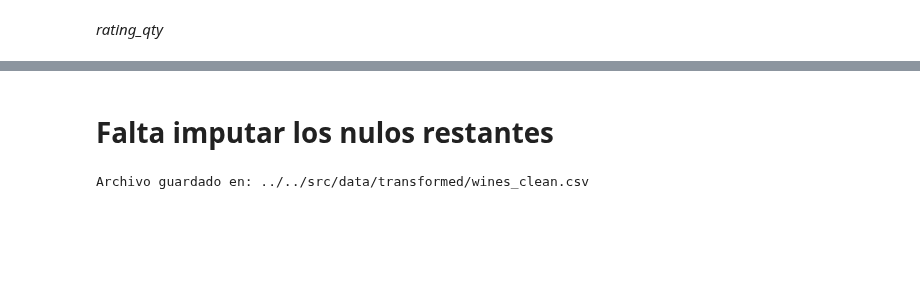
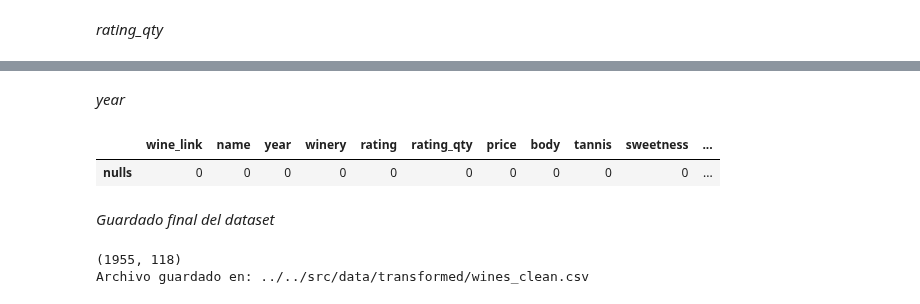
Before and after one commit to Tino27Gut/WineRecommendation, a Jupyter notebook: notebooks/EDA/01_null_analysis.ipynb, the cells around one changed output, grey strips where cells are left out. Drawn from its saved outputs; the diff is of its cells as text; code cells hidden in the pictures; blank space fills up the shorter version.

```diff
--- a/notebooks/EDA/01_null_analysis.ipynb
+++ b/notebooks/EDA/01_null_analysis.ipynb
@@ -212,6 +172,42 @@ pd.DataFrame(wines_clean.isna().sum(), columns=["nulls"]).sort_values("nulls", a
-# %% [markdown]
-# Falta imputar los nulos restantes
+# %% [markdown]
+*year*
+# %%
+# Imputa el promedio de año por bodega (winery) a cada vino con el año NaN
+def impute_year(df, wineries, winery_col="winery", year_col="year"):
+    # Diccionario con el promedio del año por bodega
+    winery_year_median = {}
+
+    winery_year_median["General"] = round(df[year_col].median(),4)
+
+    for winery in wineries:
+        winery_median = df[df[winery_col]==winery][year_col].median()
+        if not pd.isna(winery_median):
+            winery_year_median[winery] = round(winery_median,4)
+        else:
+            winery_year_median[winery] = winery_year_median.get("General")
+
+    for idx, row in df[df[year_col].isna()].iterrows():
+        winery_year = winery_year_median.get(row[winery_col])
+        if winery_year:
+            df.at[idx, year_col] = winery_year
+        else:
+            df.at[idx, year_col] = winery_year_median.get("General")
+    return df
+# %%
+# Imputación de año según promedio por bodega
+wineries = list(set(wines_clean[wines_clean["year"].isna()]["winery"]))
+wines_clean = impute_year(wines_clean, wineries)
+
+# Comprobación
+pd.DataFrame(wines_clean.isna().sum(), columns=["nulls"]).sort_values("nulls", ascending=False).T
+# %% [output]
+|  | wine_link | name | year | winery | rating | rating_qty | price | body | tannis | sweetness | ... |
+| nulls | 0 | 0 | 0 | 0 | 0 | 0 | 0 | 0 | 0 | 0 | ... |
+# %% [markdown]
+*Guardado final del dataset*
 # %%
+print(wines_clean.shape)
 ut.save_csv(wines_clean, path="../../src/data/transformed/" , filename="wines_clean.csv")
 # %% [output]
+(1955, 118)
 Archivo guardado en: ../../src/data/transformed/wines_clean.csv
```
Also changed, not shown: parts of 10 cells of this notebook, 1 other file.
